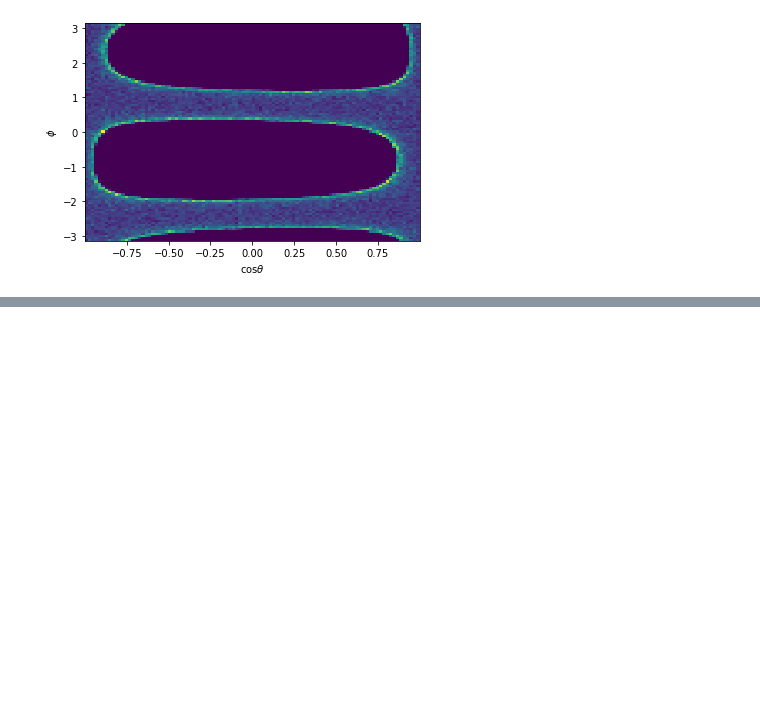
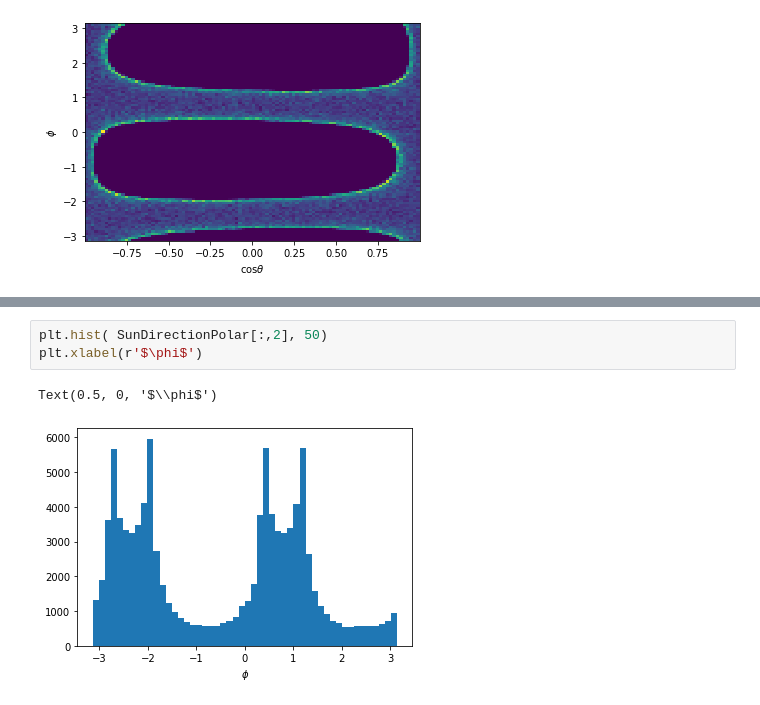
Before and after one commit to yuntsebaryon/BoostedDM-plot, a Jupyter notebook: plotSunDirection.ipynb, the cells around one changed output, grey strips where cells are left out. Drawn from its saved outputs; the diff is of its cells as text; blank space fills up the shorter version.

```diff
--- a/plotSunDirection.ipynb
+++ b/plotSunDirection.ipynb
@@ -21,0 +28,6 @@ plt.savefig('SunDirection.pdf')
+# %%
+plt.hist( SunDirectionPolar[:,2], 50)
+plt.xlabel(r'$\phi$')
+# %% [output]
+Text(0.5, 0, '$\\phi$')
+[figure, added]
```
Also changed, not shown: parts of 1 cell of this notebook.
